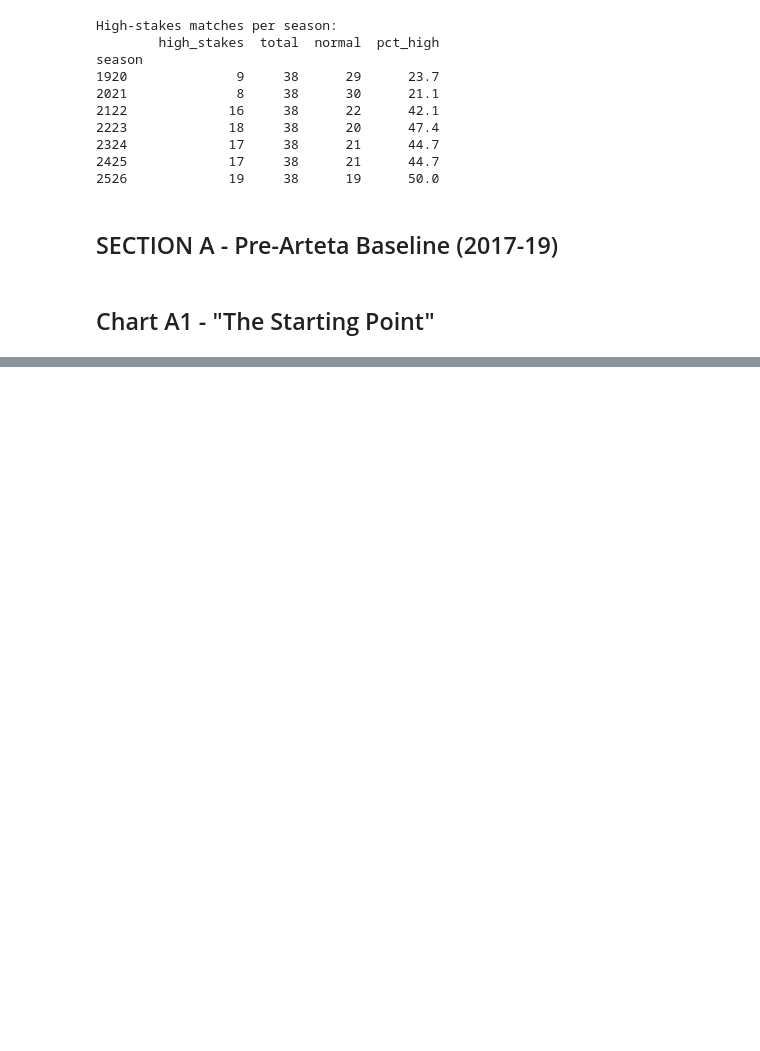
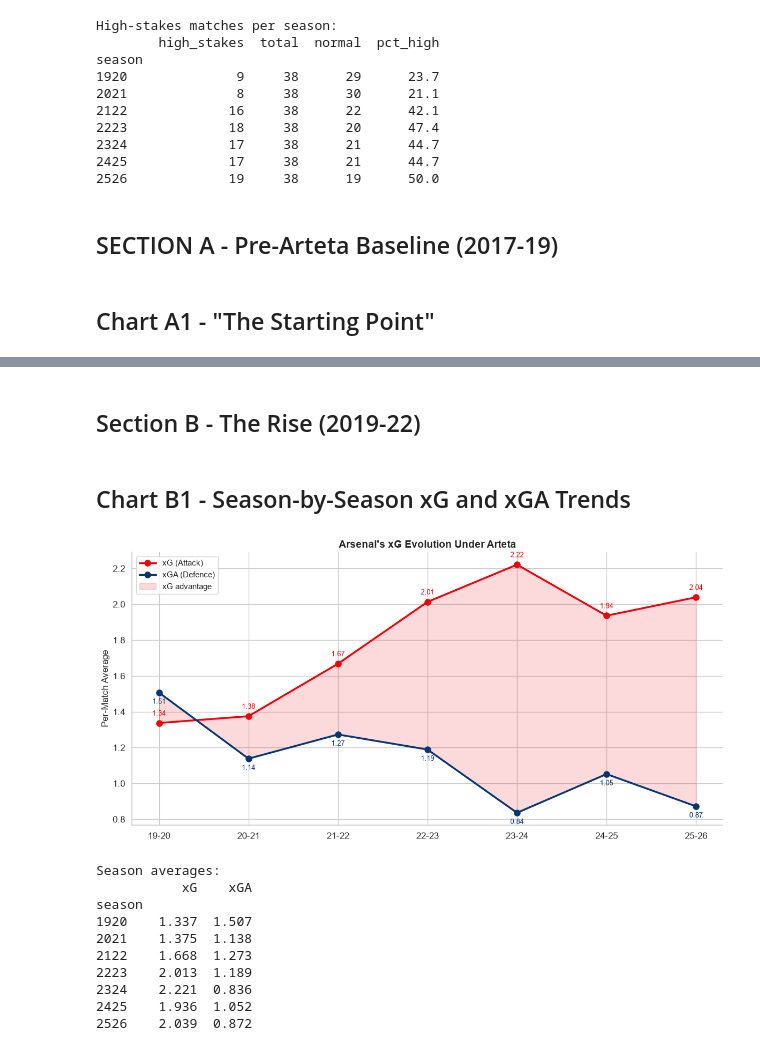
Before and after one commit to ChTej00/Arsenal-Bottle, a Jupyter notebook: notebooks/03_eda.ipynb, the cells around one changed output, grey strips where cells are left out. Saved outputs shown, nothing was run; the diff lists cells and outputs as text; code cells hidden in the pictures; blank space fills up the shorter version.

```diff
--- a/notebooks/03_eda.ipynb
+++ b/notebooks/03_eda.ipynb
@@ -136,0 +189,64 @@ season
+# %% [markdown]
+## Section B - The Rise (2019-22)
+# %% [markdown]
+## Chart B1 - Season-by-Season xG and xGA Trends
+# %%
+# Season Averages
+season_avg = (
+    ars.groupby('season')[['xG','xGA']]
+    .mean().round(3)
+)
+
+# Season Labels for x- axis
+SEASON_LABELS = {
+    1920: '19-20', 2021: '20-21', 2122: '21-22',
+    2223: '22-23', 2324: '23-24', 2425: '24-25', 2526: '25-26'
+}
+season_avg['label'] = season_avg.index.map(SEASON_LABELS)
+
+# Chart B1
+fig, ax = plt.subplots(figsize = (12,6))
+
+x_pos = range(len(season_avg))
+
+ax.plot(x_pos, season_avg['xG'], marker = 'o', linewidth = 2.5, markersize=8,
+       color = ARSENAL_RED, label = 'xG (Attack)', zorder = 3)
+ax.plot(x_pos, season_avg['xGA'], marker = 'o', linewidth = 2.5, markersize=8,
+       color = ARSENAL_NAVY, label = 'xGA (Defence)', zorder = 3)
+
+#Shade the gap bw xG and xGA
+ax.fill_between(x_pos, season_avg['xG'],season_avg['xGA'],
+               alpha = 0.15, color = ARSENAL_RED, label = 'xG advantage')
+
+#Annotate values on eachpoint
+for i,(xg,xga) in enumerate(zip(season_avg['xG'], season_avg['xGA'])):
+    ax.annotate(f'{xg:.2f}', (i,xg), textcoords='offset points', xytext= (0,10),
+               ha='center',fontsize = 9, color = ARSENAL_RED)
+    ax.annotate(f'{xga:.2f}', (i,xga), textcoords = 'offset points',
+                xytext = (0,-15), ha = 'center', fontsize = 9, color = ARSENAL_NAVY)
+
+ax.set_xticks(x_pos)
+ax.set_xticklabels(season_avg['label'], fontsize = 12)
+ax.set_ylabel('Per-Match Average', fontsize = 12)
+ax.set_title("Arsenal's xG Evolution Under Arteta", fontsize = 14, fontweight='bold')
+ax.legend(loc='upper left',fontsize=11)
+ax.spines['top'].set_visible(False)
+ax.spines['right'].set_visible(False)
+
+plt.tight_layout()
+plt.show()
+
+print('\nSeason averages:')
+print(season_avg[['xG', 'xGA']].to_string())
+# %% [output]
+[figure, added]
+Season averages:
+           xG    xGA
+season
+1920    1.337  1.507
+2021    1.375  1.138
+2122    1.668  1.273
+2223    2.013  1.189
+2324    2.221  0.836
+2425    1.936  1.052
+2526    2.039  0.872
```
Also changed, not shown: parts of 8 cells of this notebook.
